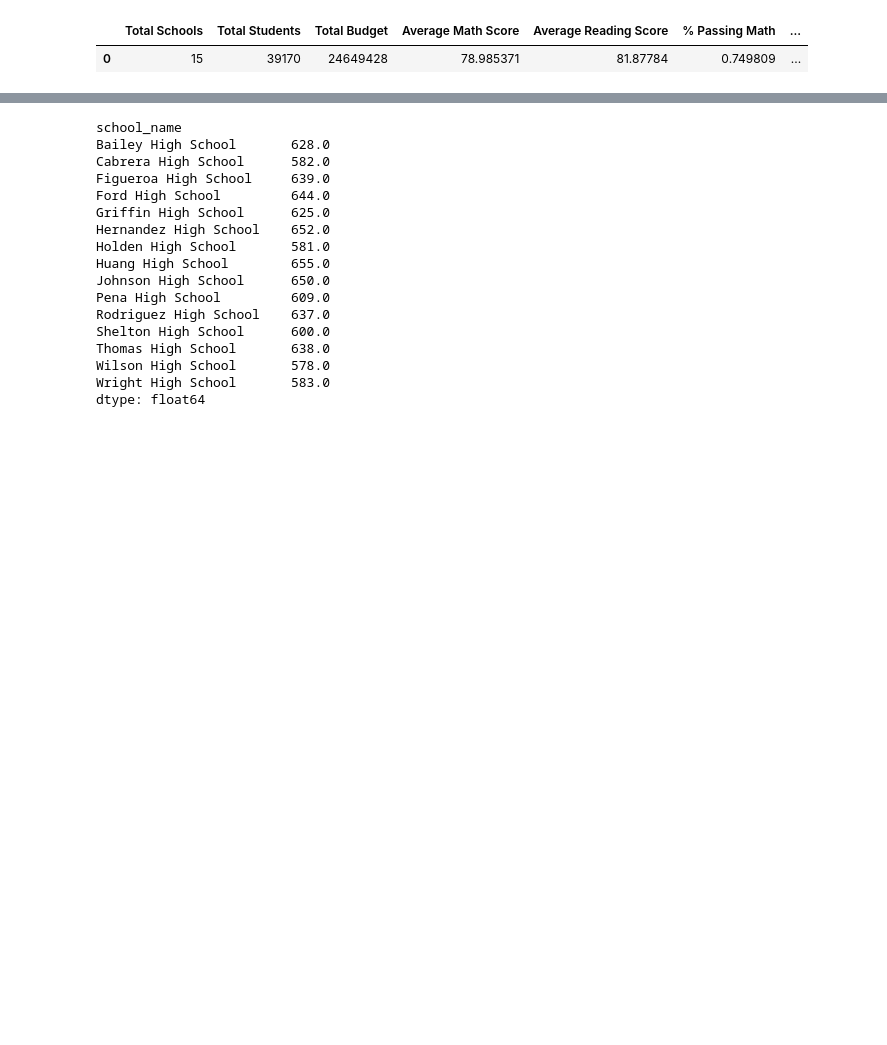
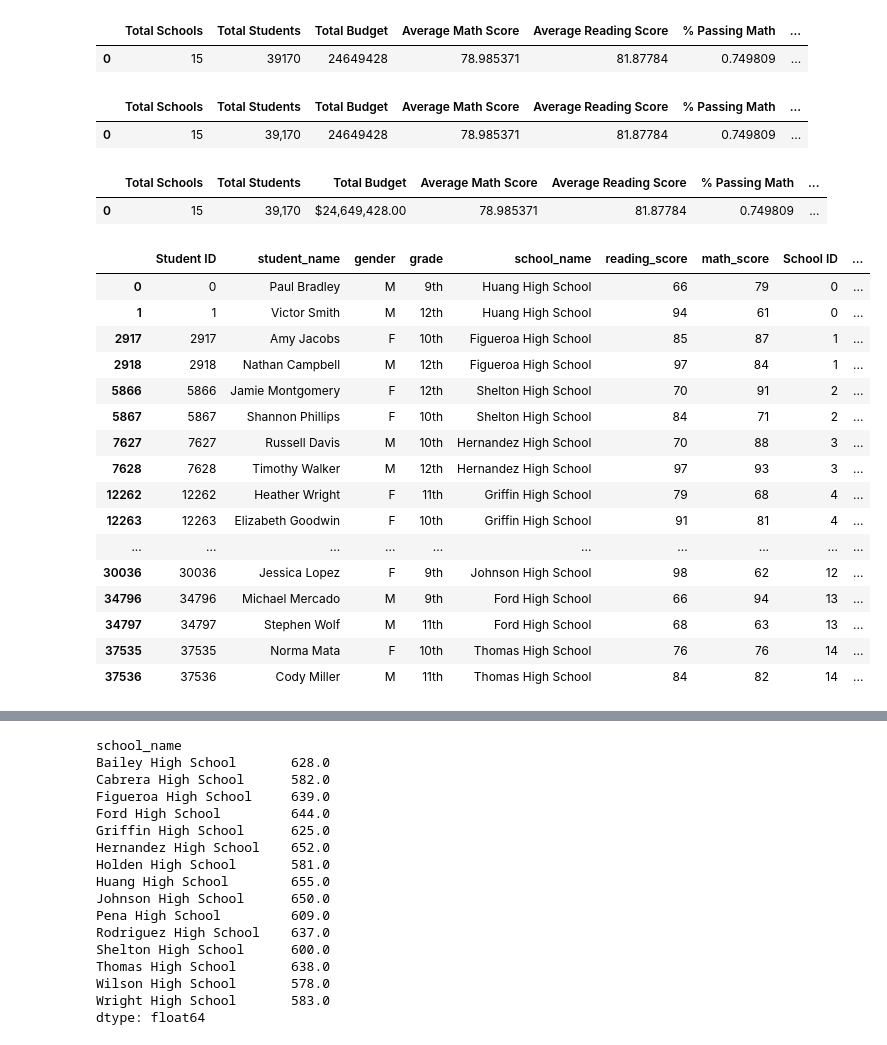
Before and after one commit to VioletData/pandas-challenge, a Jupyter notebook: PyCity Homework.ipynb, the cells around one changed output, grey strips where cells are left out. Drawn from its saved outputs; the diff is of its cells as text; code cells hidden in the pictures; blank space fills up the shorter version.

```diff
--- a/PyCity Homework.ipynb
+++ b/PyCity Homework.ipynb
@@ -140,3 +128,39 @@ summary_df
 # %% [output]
 |  | Total Schools | Total Students | Total Budget | Average Math Score | Average Reading Score | % Passing Math | ... |
 | 0 | 15 | 39170 | 24649428 | 78.985371 | 81.87784 | 0.749809 | ... |
+# %%
+summary_df["Total Students"] = summary_df["Total Students"].map("{:,}".format)
+
+summary_df
+# %% [output]
+|  | Total Schools | Total Students | Total Budget | Average Math Score | Average Reading Score | % Passing Math | ... |
+| 0 | 15 | 39,170 | 24649428 | 78.985371 | 81.87784 | 0.749809 | ... |
+# %%
+summary_df["Total Budget"] = summary_df["Total Budget"].map("${:,.2f}".format)
+
+summary_df
+# %% [output]
+|  | Total Schools | Total Students | Total Budget | Average Math Score | Average Reading Score | % Passing Math | ... |
+| 0 | 15 | 39,170 | $24,649,428.00 | 78.985371 | 81.87784 | 0.749809 | ... |
+# %%
+# Create a GroupBy object based upon school name
+By_school = complete_data.groupby("school_name")
+By_school.head(2)
+# %% [output]
+|  | Student ID | student_name | gender | grade | school_name | reading_score | math_score | School ID | ... |
+| 0 | 0 | Paul Bradley | M | 9th | Huang High School | 66 | 79 | 0 | ... |
+| 1 | 1 | Victor Smith | M | 12th | Huang High School | 94 | 61 | 0 | ... |
+| 2917 | 2917 | Amy Jacobs | F | 10th | Figueroa High School | 85 | 87 | 1 | ... |
+| 2918 | 2918 | Nathan Campbell | M | 12th | Figueroa High School | 97 | 84 | 1 | ... |
+| 5866 | 5866 | Jamie Montgomery | F | 12th | Shelton High School | 70 | 91 | 2 | ... |
+| 5867 | 5867 | Shannon Phillips | F | 10th | Shelton High School | 84 | 71 | 2 | ... |
+| 7627 | 7627 | Russell Davis | M | 10th | Hernandez High School | 70 | 88 | 3 | ... |
+| 7628 | 7628 | Timothy Walker | M | 12th | Hernandez High School | 97 | 93 | 3 | ... |
+| 12262 | 12262 | Heather Wright | F | 11th | Griffin High School | 79 | 68 | 4 | ... |
+| 12263 | 12263 | Elizabeth Goodwin | F | 10th | Griffin High School | 91 | 81 | 4 | ... |
+| ... | ... | ... | ... | ... | ... | ... | ... | ... | ... |
+| 30036 | 30036 | Jessica Lopez | F | 9th | Johnson High School | 98 | 62 | 12 | ... |
+| 34796 | 34796 | Michael Mercado | M | 9th | Ford High School | 66 | 94 | 13 | ... |
+| 34797 | 34797 | Stephen Wolf | M | 11th | Ford High School | 68 | 63 | 13 | ... |
+| 37535 | 37535 | Norma Mata | F | 10th | Thomas High School | 76 | 76 | 14 | ... |
+| 37536 | 37536 | Cody Miller | M | 11th | Thomas High School | 84 | 82 | 14 | ... |
```
Also changed, not shown: parts of 61 cells of this notebook.
